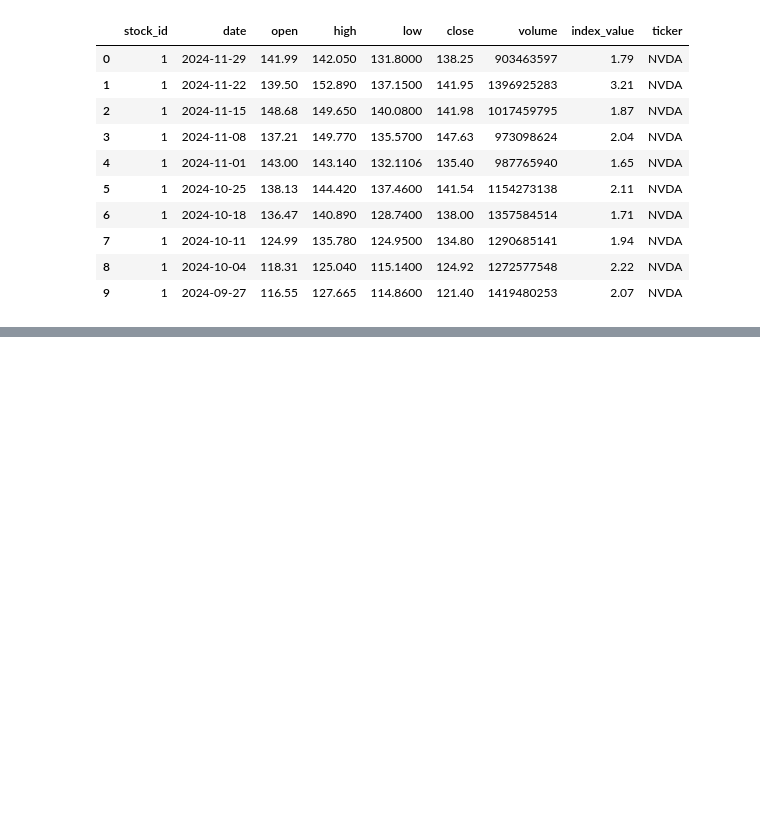
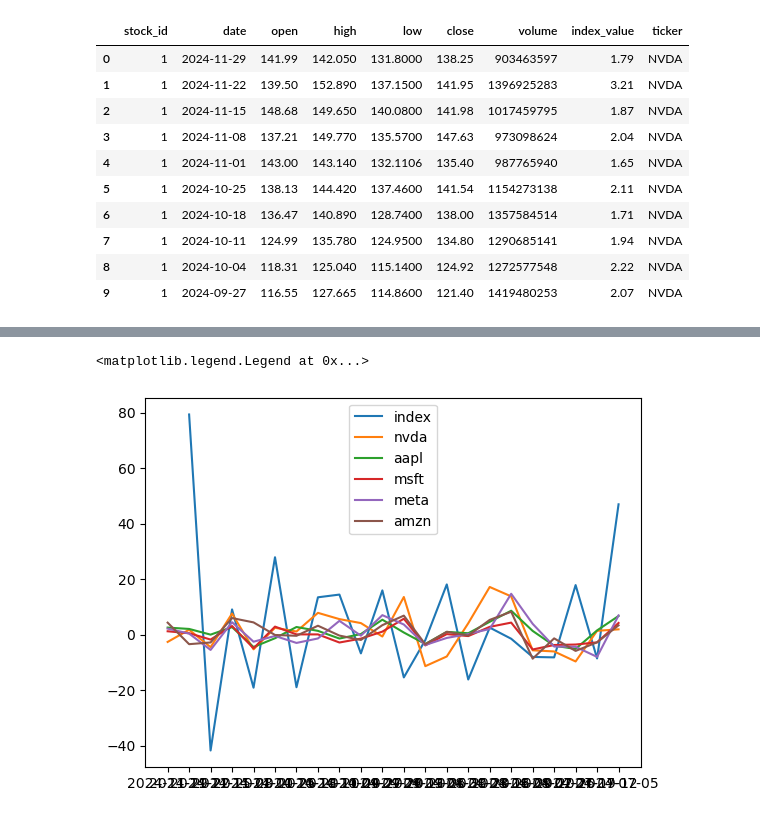
Before and after one commit to nicklo0531/si206_final_project, a Jupyter notebook: FINAL/visualization.ipynb, the cells around one changed output, grey strips where cells are left out. Saved outputs shown, nothing was run; the diff lists cells and outputs as text; code cells hidden in the pictures; blank space fills up the shorter version.

```diff
--- a/FINAL/visualization.ipynb
+++ b/FINAL/visualization.ipynb
@@ -82,0 +108,18 @@ for i in ls:
+# %%
+plt.plot(filtered_nvda_joined_df['date'], filtered_nvda_joined_df['percentage_growth_index'])
+plt.plot(filtered_nvda_joined_df['date'], filtered_nvda_joined_df['percentage_growth_stock'])
+
+plt.plot(filtered_aapl_joined_df['date'], filtered_aapl_joined_df['percentage_growth_stock'])
+
+
+plt.plot(filtered_msft_joined_df['date'], filtered_msft_joined_df['percentage_growth_stock'])
+
+
+plt.plot(filtered_meta_joined_df['date'], filtered_meta_joined_df['percentage_growth_stock'])
+
+
+plt.plot(filtered_amzn_joined_df['date'], filtered_amzn_joined_df['percentage_growth_stock'])
+plt.legend(['index', 'nvda', 'aapl', 'msft', 'meta', 'amzn'])
+# %% [output]
+<matplotlib.legend.Legend at 0x...>
+[figure, added]
```
Also changed, not shown: parts of 14 cells of this notebook, 2 other files.
